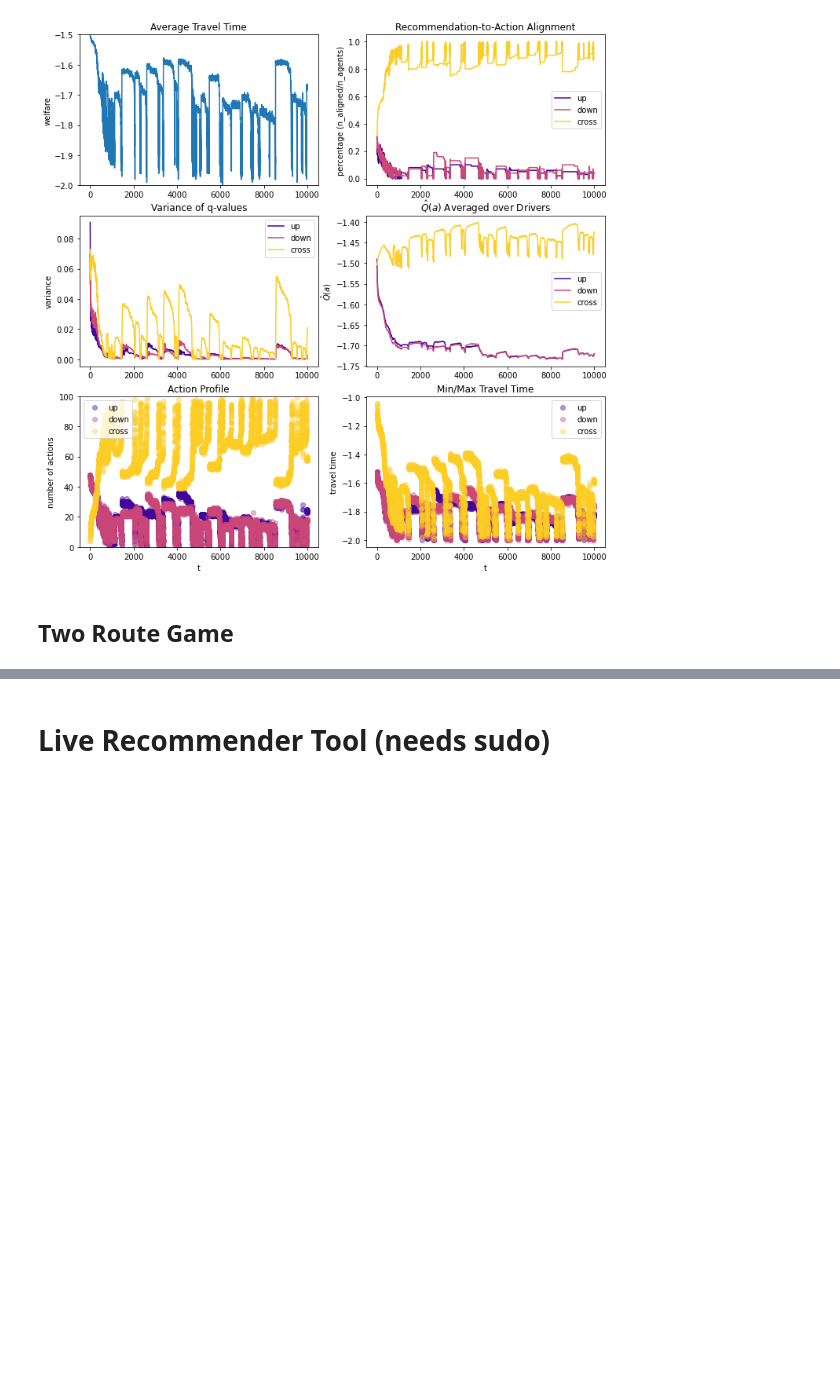
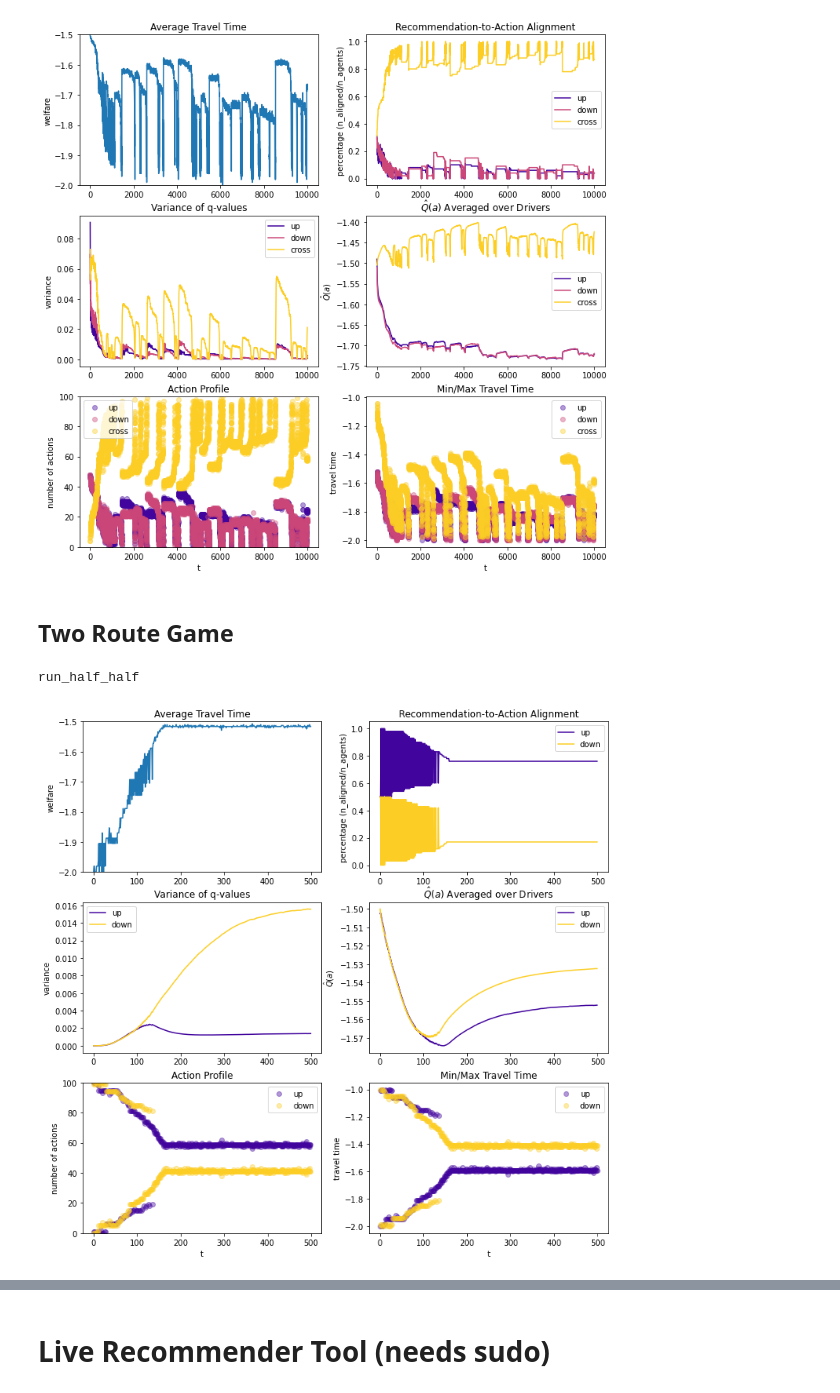
Before and after one commit to CCarissimo/congested, a Jupyter notebook: recommender_development.ipynb, the cells around one changed output, grey strips where cells are left out. Saved outputs shown, nothing was run; the diff lists cells and outputs as text; code cells hidden in the pictures; blank space fills up the shorter version.

```diff
--- a/recommender_development.ipynb
+++ b/recommender_development.ipynb
@@ -684,0 +696,12 @@ def two_route_game(A):
+# %%
+def braess_initial_network(A):
+    n_agents = len(A)
+    n_up = (A == 0).sum()
+    n_down = (A == 1).sum()
+
+    r_0 = 1 + n_up / n_agents
+    r_1 = 1 + n_down / n_agents
+    T = [-r_0, -r_1]
+
+    R = np.array([T[a] for a in A])
+    return R, T
@@ -686,49 +732,73 @@ def two_route_game(A):
 N_AGENTS = 100
 N_STATES = 2
 N_ACTIONS = 2
-N_ITER = 1000
+N_ITER = 500
 
 EPSILON = 0.01
 mask = np.zeros(N_AGENTS)
 mask[:] = 1
 GAMMA = 0
-ALPHA = 0.25
+ALPHA = 0.01
 
-QINIT = - np.random.random_sample((N_AGENTS, N_STATES, N_ACTIONS))  # "UNIFORM"  # np.array([-2, -2, -2])
+QINIT = np.array([-1.5, -1.5])
 objective = total_welfare
 # %%
-Q = InitializeQTable(QINIT, N_AGENTS, N_STATES, N_ACTIONS)
+Q = initialize_q_table(QINIT, N_AGENTS, N_STATES, N_ACTIONS)
 
 if ALPHA == "UNIFORM":
     ALPHA = np.random.random_sample(size=N_AGENTS)
 
 if EPSILON == "UNIFORM":
     EPSILON = np.random.random_sample(size=N_AGENTS) * mask
 else:
     EPSILON = EPSILON * np.ones(N_AGENTS) * mask
 
 M = {}
+ind = np.arange(N_AGENTS)
+S = np.random.randint(N_STATES, size=N_AGENTS)
+R = np.ones(N_AGENTS) * -2
+A = np.random.randint(N_STATES, size=N_AGENTS)
+# S = np.ones(N_AGENTS).astype(int)
+# S = np.zeros(N_AGENTS).astype(int)
+S = np.concatenate([np.zeros(int(N_AGENTS/2)).astype(int), np.ones(int(N_AGENTS/2)).astype(int)])
 
-S = np.random.randint(N_STATES, size=N_AGENTS)
-# R = np.ones(N_AGENTS) * -1
-A = np.random.randint(N_STATES, size=N_AGENTS)
+vectors = []
 
 for t in range(N_ITER):
 
-    S = recommender(Q=Q, initial_guess=A, n_actions=N_ACTIONS, objective=objective)
+#     S = naive_recommender(Q, N_AGENTS)
+#     S = heuristic_recommender(Q, N_AGENTS)
+#     S = aligned_heuristic_recommender(Q, N_AGENTS)
+#     S = optimized_heuristic_recommender(Q, N_AGENTS, method="estimate", minimize=True)
+#     S = two_route_recommender(Q, N_AGENTS, method="estimate", minimize=False)
 
     A = e_greedy_select_action(Q, S, EPSILON)
 
-    R, travel_time_per_route = two_route_game(A)
+    R, travel_time_per_route = braess_initial_network(A)
 
     Q, sum_of_belief_updates = bellman_update_q_table(Q, S, A, R, ALPHA, GAMMA)
+
+    alignment, recommendation_alignment, action_alignment = calculate_alignment(Q, S, A)
 
     ## SAVE PROGRESS DATA
     M[t] = {"nA": np.bincount(A, minlength=3),
             "R": R,
             "Qmean": Q.mean(axis=1).mean(axis=0),
-            # "groups": count_groups(Q[ind, S, :], 0.1),
-            # "Qvar": Q[ind, S, :].var(axis=0),
+            "groups": count_groups(Q[ind, S, :], 0.1),
+            "Qvar": Q[ind, S, :].var(axis=0),
             "nA": np.bincount(A, minlength=3),
             "T": travel_time_per_route,
+            "sum_of_belief_updates": sum_of_belief_updates,
+            "alignment": alignment,
+            "recommendation_alignment": recommendation_alignment,
+            "action_alignment": action_alignment,
            }
+
+#     S = np.concatenate([np.zeros(int(N_AGENTS/2)).astype(int), np.ones(int(N_AGENTS/2)).astype(int)])
+
+NAME = f"run_half_half"
+
+plot_run(M, NAME, N_AGENTS, N_ACTIONS, N_ITER)
+# %% [output]
+run_half_half
+[figure, added]
```
Also changed, not shown: parts of 47 cells of this notebook.
